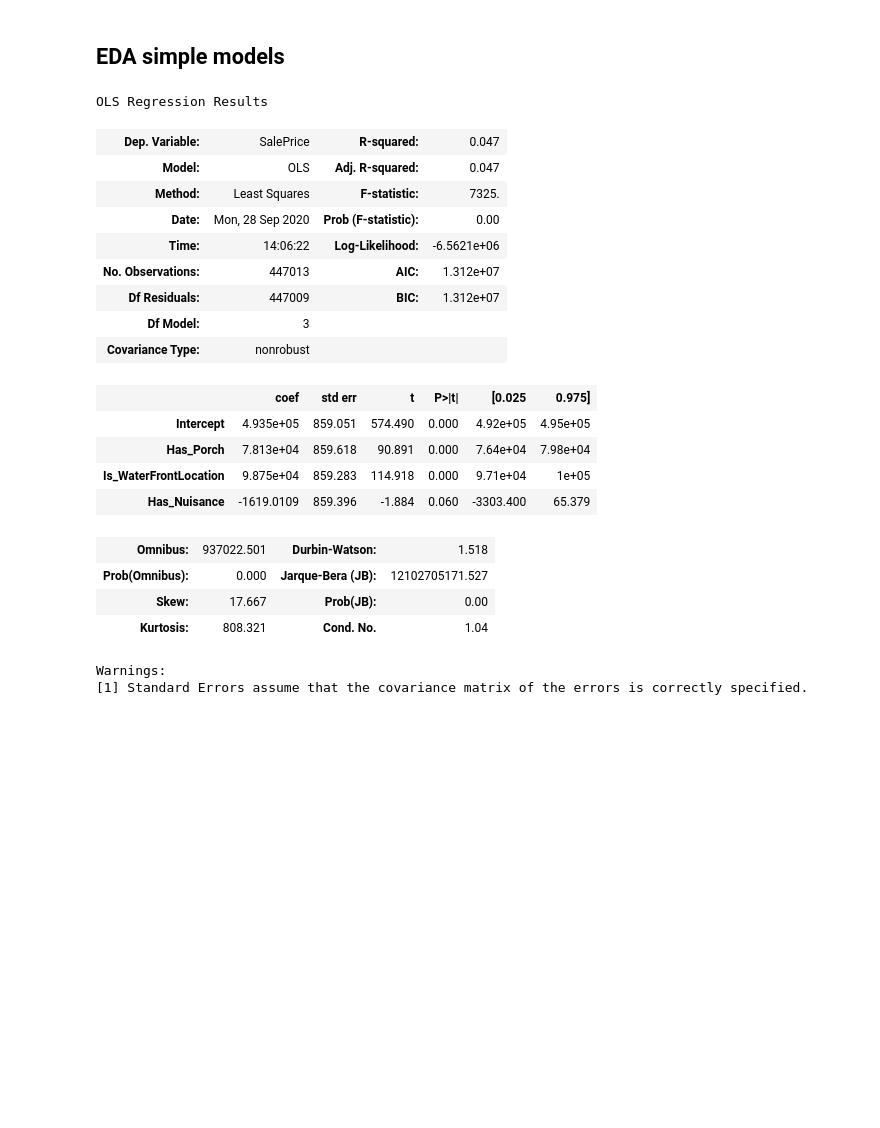
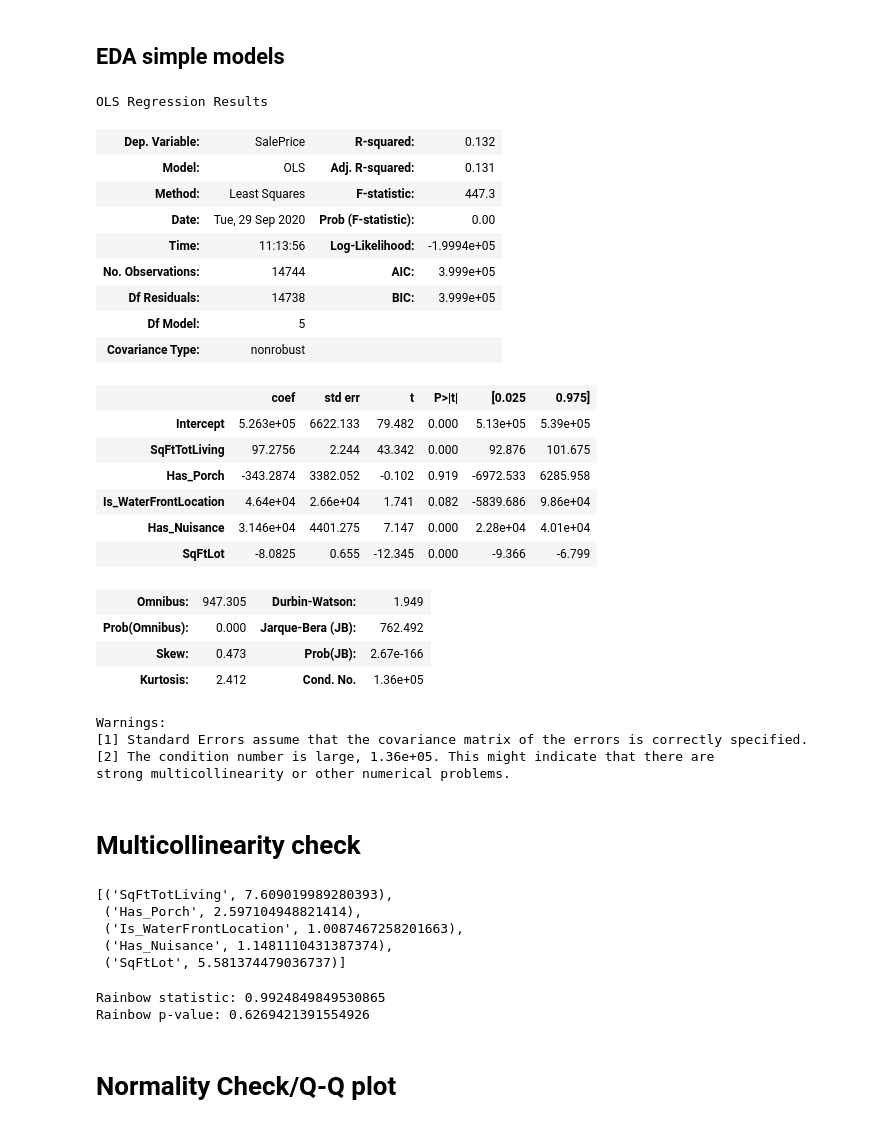
Before and after one commit to angelicacodes/phase_2_project_chicago-sf-seattle-ds-082420, a Jupyter notebook: notebooks/eda/Angelica_EDA2.ipynb, the cells around one changed output. Cells and saved outputs as stored; diff of their text form; code cells hidden in the pictures; blank space fills up the shorter version.

Commit message:
fsm and initial tests

```diff
--- a/notebooks/eda/Angelica_EDA2.ipynb
+++ b/notebooks/eda/Angelica_EDA2.ipynb
@@ -139,7 +154,7 @@ sns.scatterplot(df['SqFtTotLiving'], df['SalePrice']);
 # %% [output]
 [figure]
 # %%
-df = pd.read_csv('../../data/raw/KingCountyHousingData.csv')
+df = pd.read_csv('../../data/clean/KingCountyHousingData.csv')
 df.head()
 # %% [output]
 |  | Unnamed: 0 | Major | Minor | PropType | SqFtLot | SalePrice | DocumentDate | NbrLivingUnits | ... |
@@ -161,7 +185,7 @@ from statsmodels.formula.api import ols
 # %%
 # Define the problem
 outcome = 'SalePrice'
-x_cols = ['Has_Porch', 'Is_WaterFrontLocation', 'Has_Nuisance']
+x_cols = ['SqFtTotLiving','Has_Porch', 'Is_WaterFrontLocation','Has_Nuisance', 'SqFtLot']
 # %%
 # preprocessing
 #for col in x_cols:
@@ -170,28 +194,34 @@ x_cols = ['Has_Porch', 'Is_WaterFrontLocation', 'Has_Nuisance']
 # %%
 # Fitting the actual model
 predictors = '+'.join(x_cols)
 formula = outcome + '~' + predictors
-model = ols(formula=formula, data=df).fit()
-model.summary()
+fsm_model = ols(formula=formula, data=df).fit()
+fsm_model.summary()
 # %% [output]
 OLS Regression Results
-| Dep. Variable: | SalePrice | R-squared: | 0.047 |
-| Model: | OLS | Adj. R-squared: | 0.047 |
-| Method: | Least Squares | F-statistic: | 7325. |
-| Date: | Mon, 28 Sep 2020 | Prob (F-statistic): | 0.00 |
-| Time: | 14:06:22 | Log-Likelihood: | -6.5621e+06 |
-| No. Observations: | 447013 | AIC: | 1.312e+07 |
-| Df Residuals: | 447009 | BIC: | 1.312e+07 |
-| Df Model: | 3 |  |  |
+| Dep. Variable: | SalePrice | R-squared: | 0.132 |
+| Model: | OLS | Adj. R-squared: | 0.131 |
+| Method: | Least Squares | F-statistic: | 447.3 |
+| Date: | Tue, 29 Sep 2020 | Prob (F-statistic): | 0.00 |
+| Time: | 11:13:56 | Log-Likelihood: | -1.9994e+05 |
+| No. Observations: | 14744 | AIC: | 3.999e+05 |
+| Df Residuals: | 14738 | BIC: | 3.999e+05 |
+| Df Model: | 5 |  |  |
 | Covariance Type: | nonrobust |  |  |
 |  | coef | std err | t | P>|t| | [0.025 | 0.975] |
-| Intercept | 4.935e+05 | 859.051 | 574.490 | 0.000 | 4.92e+05 | 4.95e+05 |
-| Has_Porch | 7.813e+04 | 859.618 | 90.891 | 0.000 | 7.64e+04 | 7.98e+04 |
-| Is_WaterFrontLocation | 9.875e+04 | 859.283 | 114.918 | 0.000 | 9.71e+04 | 1e+05 |
-| Has_Nuisance | -1619.0109 | 859.396 | -1.884 | 0.060 | -3303.400 | 65.379 |
+| Intercept | 5.263e+05 | 6622.133 | 79.482 | 0.000 | 5.13e+05 | 5.39e+05 |
+| SqFtTotLiving | 97.2756 | 2.244 | 43.342 | 0.000 | 92.876 | 101.675 |
+| Has_Porch | -343.2874 | 3382.052 | -0.102 | 0.919 | -6972.533 | 6285.958 |
+| Is_WaterFrontLocation | 4.64e+04 | 2.66e+04 | 1.741 | 0.082 | -5839.686 | 9.86e+04 |
+| Has_Nuisance | 3.146e+04 | 4401.275 | 7.147 | 0.000 | 2.28e+04 | 4.01e+04 |
+| SqFtLot | -8.0825 | 0.655 | -12.345 | 0.000 | -9.366 | -6.799 |
-| Omnibus: | 937022.501 | Durbin-Watson: | 1.518 |
-| Prob(Omnibus): | 0.000 | Jarque-Bera (JB): | 12102705171.527 |
-| Skew: | 17.667 | Prob(JB): | 0.00 |
-| Kurtosis: | 808.321 | Cond. No. | 1.04 |
+| Omnibus: | 947.305 | Durbin-Watson: | 1.949 |
+| Prob(Omnibus): | 0.000 | Jarque-Bera (JB): | 762.492 |
+| Skew: | 0.473 | Prob(JB): | 2.67e-166 |
+| Kurtosis: | 2.412 | Cond. No. | 1.36e+05 |
 Warnings:
 [1] Standard Errors assume that the covariance matrix of the errors is correctly specified.
+[2] The condition number is large, 1.36e+05. This might indicate that there are
+strong multicollinearity or other numerical problems.
+# %% [markdown]
+# Multicollinearity check
@@ -197,0 +230,10 @@ Warnings:
+# %%
+X = df[x_cols]
+vif = [variance_inflation_factor(X.values, i) for i in range(X.shape[1])]
+list(zip(x_cols, vif))
+# %% [output]
+[('SqFtTotLiving', 7.609019989280393),
+ ('Has_Porch', 2.597104948821414),
+ ('Is_WaterFrontLocation', 1.0087467258201663),
+ ('Has_Nuisance', 1.1481110431387374),
+ ('SqFtLot', 5.581374479036737)]
@@ -197,0 +242,11 @@ Warnings:
+# %%
+#testing with Rainbow test
+
+rainbow_statistic, rainbow_p_value = linear_rainbow(fsm_model)
+print("Rainbow statistic:", rainbow_statistic)
+print("Rainbow p-value:", rainbow_p_value)
+# %% [output]
+Rainbow statistic: 0.9924849849530865
+Rainbow p-value: 0.6269421391554926
+# %% [markdown]
+# Normality Check/Q-Q plot
```
Also changed, not shown: parts of 12 cells of this notebook.
